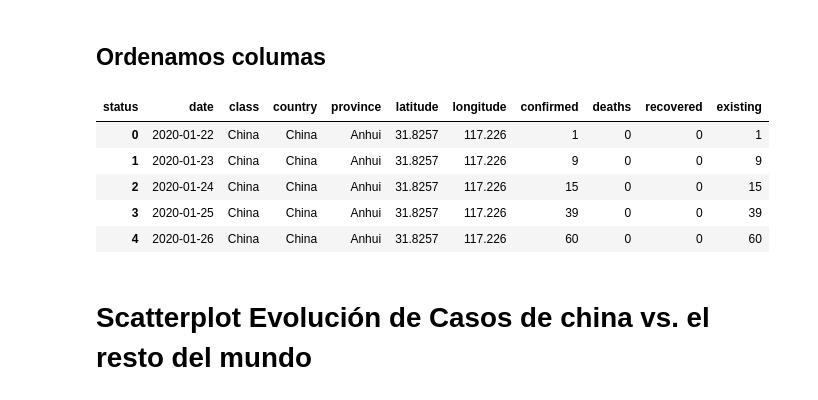
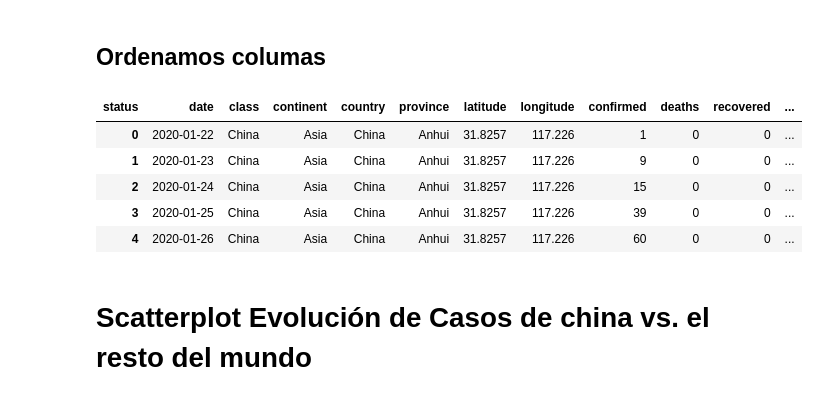
Before and after one commit to kalilu/project-statistical-analysis, a Jupyter notebook: Coronavirus API.ipynb, the cells around one changed output. Drawn from its saved outputs; the diff is of its cells as text; code cells hidden in the pictures.

```diff
--- a/Coronavirus API.ipynb
+++ b/Coronavirus API.ipynb
@@ -63,6 +81,8 @@ df_coronavirus_raw.head()
 ## Renombramos columnas y estandarizamos nombres
 # %%
 df_coronavirus_raw.columns = df_coronavirus_raw.columns.str.replace('[.]','_').str.lower()
-df_coronavirus_raw = df_coronavirus_raw.rename(columns = {'lat':'latitude', 'lon':'longitude'})
+df_coronavirus_raw = df_coronavirus_raw.rename(columns = {'lat':'latitude', 'lon':'longitude', 'capitalname':'capital',
+                                                         'capitallatitude':'capital_latitude', 'capitallongitude':'capital_longitude',
+                                                         'countrycode':'country_code', 'continentname':'continent'})
 df_coronavirus_raw.head()
 # %% [output]
@@ -75 +97,3 @@ df_coronavirus_raw.head()
+# %%
+df_coronavirus_raw.drop('countryname', axis=1, inplace=True)
 # %% [markdown]
@@ -78,7 +101,7 @@ df_coronavirus_raw.head()
 # %%
 df_coronavirus_raw['class'] = np.where(df_coronavirus_raw.country.str.contains('China'), 'China', 'Other Countries')
 df_coronavirus_raw['date'] = pd.to_datetime(df_coronavirus_raw['date'], format="%Y-%m-%dT%H:%M:%SZ")
-l_index = ['class','country', 'province', 'latitude','longitude', 'date']
+l_index = ['class','continent','country', 'province', 'latitude','longitude', 'date']
 df_coronavirus = pd.pivot_table(df_coronavirus_raw, values='cases',
                 index = l_index, columns=['status'],
                 aggfunc=np.sum, fill_value=0).reset_index()
@@ -93,0 +117,4 @@ df_coronavirus.head()
+# %%
+df_coronavirus['days_province_confirmed'] = df_coronavirus[df_coronavirus['confirmed']>0].groupby(['country','province']).cumcount()+1
+df_coronavirus['days_province_confirmed'] = df_coronavirus['days_province_confirmed'].fillna(0).astype('int')
+df_coronavirus.head()
@@ -94,17 +128,17 @@ df_coronavirus.head()
 # %% [markdown]
 ## Ordenamos columas
 # %%
-column_order = ['date', 'class', 'country', 'province', 'latitude', 'longitude', \
-                'confirmed','deaths', 'recovered', 'existing']
+column_order = ['date', 'class', 'continent', 'country', 'province', 'latitude', 'longitude', \
+                'confirmed','deaths', 'recovered', 'existing', 'days_province_confirmed']
 df_coronavirus = df_coronavirus[column_order]
 df_coronavirus.head()
 # %% [output]
-| status | date | class | country | province | latitude | longitude | confirmed | deaths | recovered | existing |
-| 0 | 2020-01-22 | China | China | Anhui | 31.8257 | 117.226 | 1 | 0 | 0 | 1 |
-| 1 | 2020-01-23 | China | China | Anhui | 31.8257 | 117.226 | 9 | 0 | 0 | 9 |
-| 2 | 2020-01-24 | China | China | Anhui | 31.8257 | 117.226 | 15 | 0 | 0 | 15 |
-| 3 | 2020-01-25 | China | China | Anhui | 31.8257 | 117.226 | 39 | 0 | 0 | 39 |
-| 4 | 2020-01-26 | China | China | Anhui | 31.8257 | 117.226 | 60 | 0 | 0 | 60 |
+| status | date | class | continent | country | province | latitude | longitude | confirmed | deaths | recovered | ... |
+| 0 | 2020-01-22 | China | Asia | China | Anhui | 31.8257 | 117.226 | 1 | 0 | 0 | ... |
+| 1 | 2020-01-23 | China | Asia | China | Anhui | 31.8257 | 117.226 | 9 | 0 | 0 | ... |
+| 2 | 2020-01-24 | China | Asia | China | Anhui | 31.8257 | 117.226 | 15 | 0 | 0 | ... |
+| 3 | 2020-01-25 | China | Asia | China | Anhui | 31.8257 | 117.226 | 39 | 0 | 0 | ... |
+| 4 | 2020-01-26 | China | Asia | China | Anhui | 31.8257 | 117.226 | 60 | 0 | 0 | ... |
 # %% [markdown]
 # Scatterplot Evolución de Casos de china vs. el resto del mundo
 # %% [markdown]
```
Also changed, not shown: parts of 14 cells of this notebook, 1 other file.
